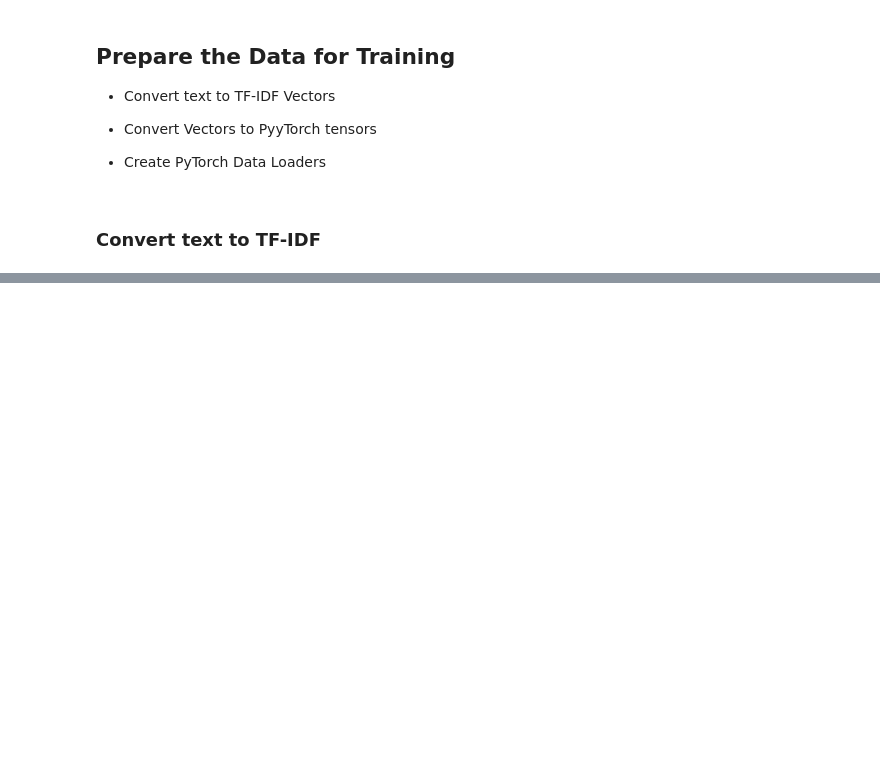
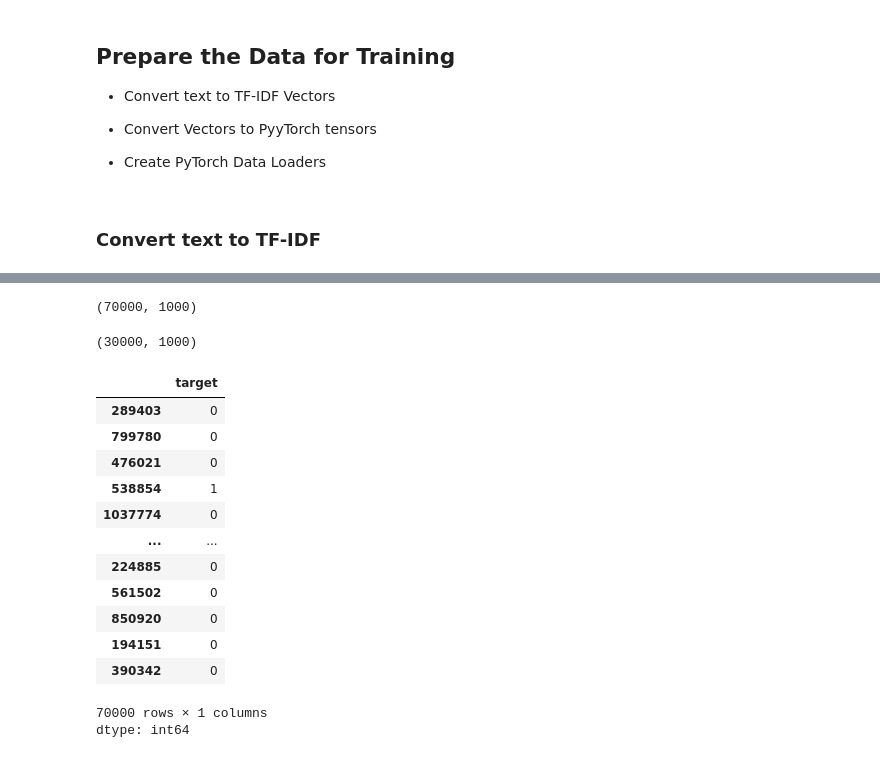
Before and after one commit to thugge254/Neural-Networks-and-Deep-Learning-with-PyTorch, a Jupyter notebook: Neural_Networks_and_Deep_Learning.ipynb, the cells around one changed output, grey strips where cells are left out. Cells and saved outputs as stored; diff of their text form; code cells hidden in the pictures; blank space fills up the shorter version.

```diff
--- a/Neural_Networks_and_Deep_Learning.ipynb
+++ b/Neural_Networks_and_Deep_Learning.ipynb
@@ -145,0 +217,3 @@ vectorizer = TfidfVectorizer()
+# %%
+%%time
+vectorizer.fit(sample_df.question_text)
@@ -145,0 +248,3 @@ vectorizer = TfidfVectorizer()
+# %%
+%%time
+inputs = vectorizer.transform(sample_df.question_text)
@@ -145,0 +297,29 @@ vectorizer = TfidfVectorizer()
+# %%
+targets = sample_df.target
+# %%
+train_inputs, val_inputs, train_targets, val_targets = train_test_split(inputs, targets, test_size=0.3)
+# %%
+train_inputs.shape
+# %% [output]
+(70000, 1000)
+# %%
+val_inputs.shape
+# %% [output]
+(30000, 1000)
+# %%
+train_targets
+# %% [output]
+|  | target |
+| 289403 | 0 |
+| 799780 | 0 |
+| 476021 | 0 |
+| 538854 | 1 |
+| 1037774 | 0 |
+| ... | ... |
+| 224885 | 0 |
+| 561502 | 0 |
+| 850920 | 0 |
+| 194151 | 0 |
+| 390342 | 0 |
+70000 rows × 1 columns
+dtype: int64
```
Also changed, not shown: parts of 47 cells of this notebook.
